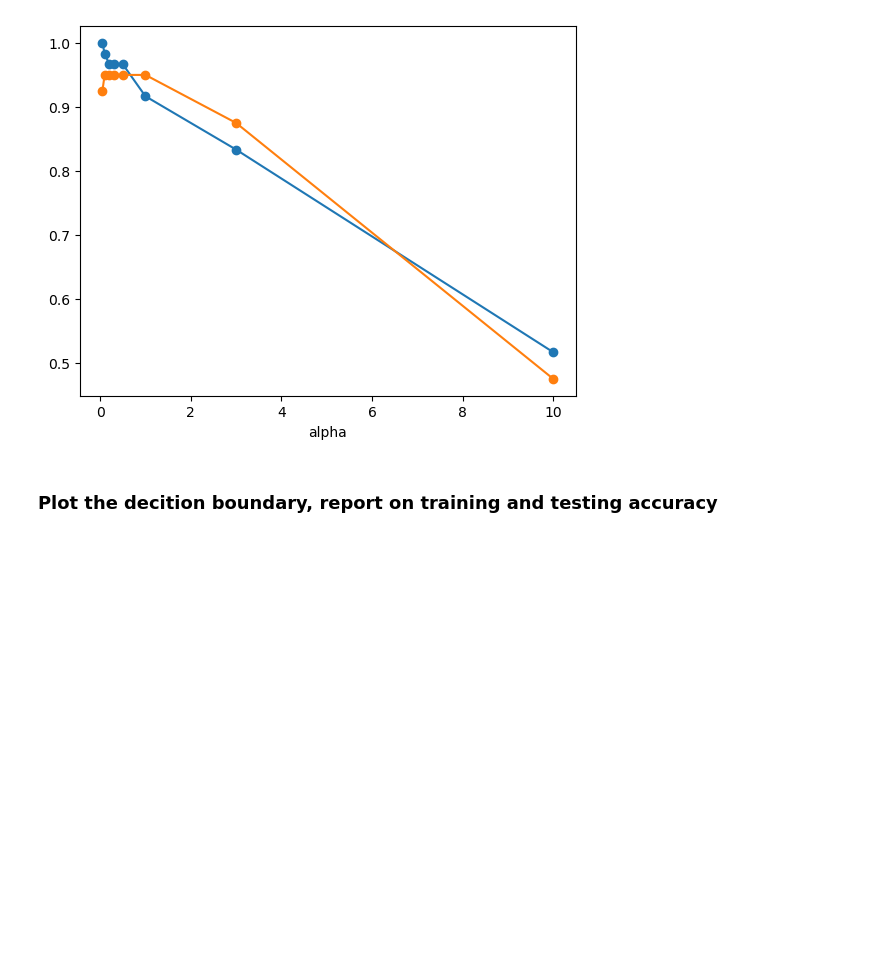
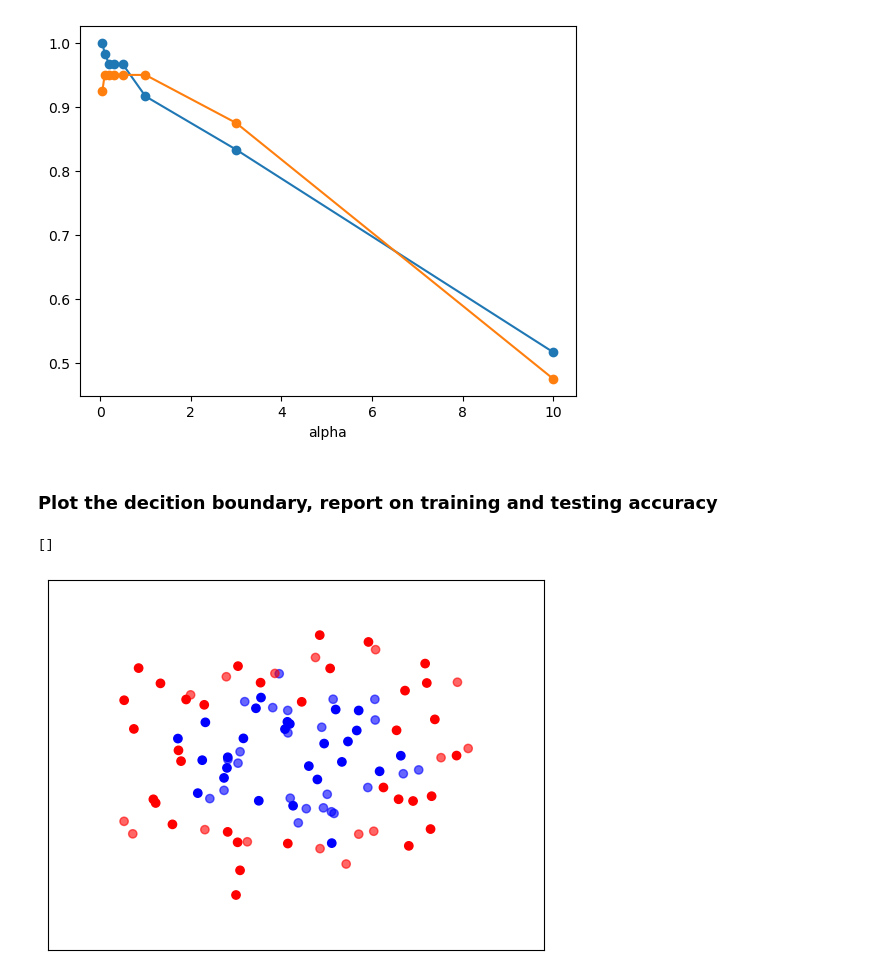
Before and after one commit to zapletalj-cze/ML_geo, a Jupyter notebook: 05_Model_regularization/05_1_LAB_mlgeo_regularization_exercise.ipynb, the cells around one changed output. Saved outputs shown, nothing was run; the diff lists cells and outputs as text; code cells hidden in the pictures; blank space fills up the shorter version.

```diff
--- a/05_Model_regularization/05_1_LAB_mlgeo_regularization_exercise.ipynb
+++ b/05_Model_regularization/05_1_LAB_mlgeo_regularization_exercise.ipynb
@@ -148,4 +148,34 @@ Text(0.5, 0, 'alpha')
 [figure]
 # %% [markdown]
 ### Plot the decition boundary, report on training and testing accuracy
+# %%
+# Let's test it with second dataset
+X, y = datasets[1]
+# Data preparation - split into training and test part
+X_train, X_test, y_train, y_test = train_test_split(
+        X, y, test_size=0.4, random_state=42
+    )
+# %%
+# Plot
+cm = plt.cm.RdBu
+cm_bright = ListedColormap(["#FF0000", "#0000FF"])
+
+# Grid
+h = 0.02  # step size in the mesh
+x_min, x_max = X[:, 0].min() - 0.5, X[:, 0].max() + 0.5
+y_min, y_max = X[:, 1].min() - 0.5, X[:, 1].max() + 0.5
+xx, yy = np.meshgrid(np.arange(x_min, x_max, h), np.arange(y_min, y_max, h))
+
+ax = plt.subplot()
+# Plot the training points
+ax.scatter(X_train[:, 0], X_train[:, 1], c=y_train, cmap=cm_bright)
+# and testing points
+ax.scatter(X_test[:, 0], X_test[:, 1], c=y_test, cmap=cm_bright, alpha=0.6)
+ax.set_xlim(xx.min(), xx.max())
+ax.set_ylim(yy.min(), yy.max())
+ax.set_xticks(())
+ax.set_yticks(())
+# %% [output]
+[]
+[figure, added]
 # %%
```
Also changed, not shown: parts of 7 cells of this notebook, 7 other files.
